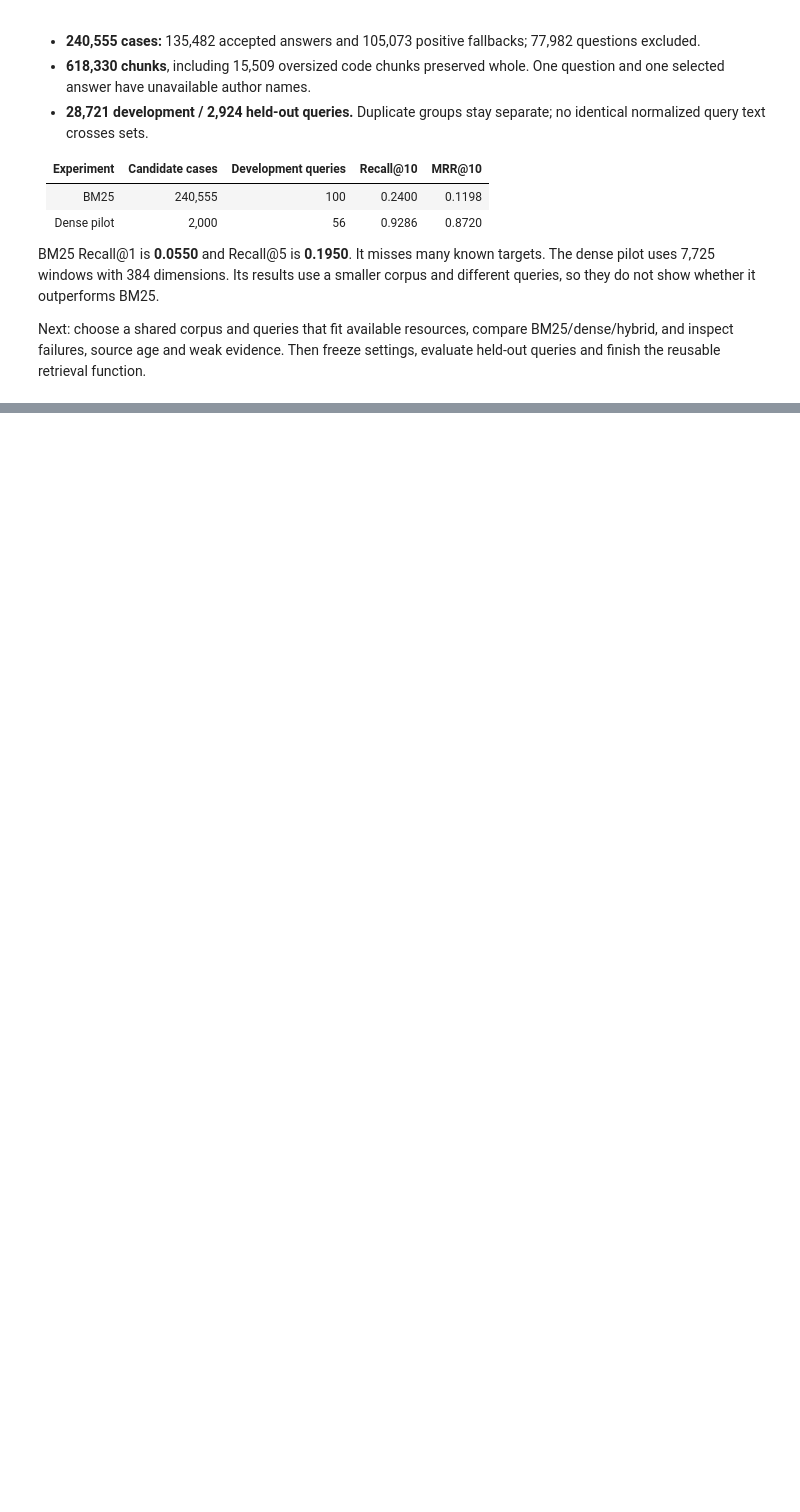
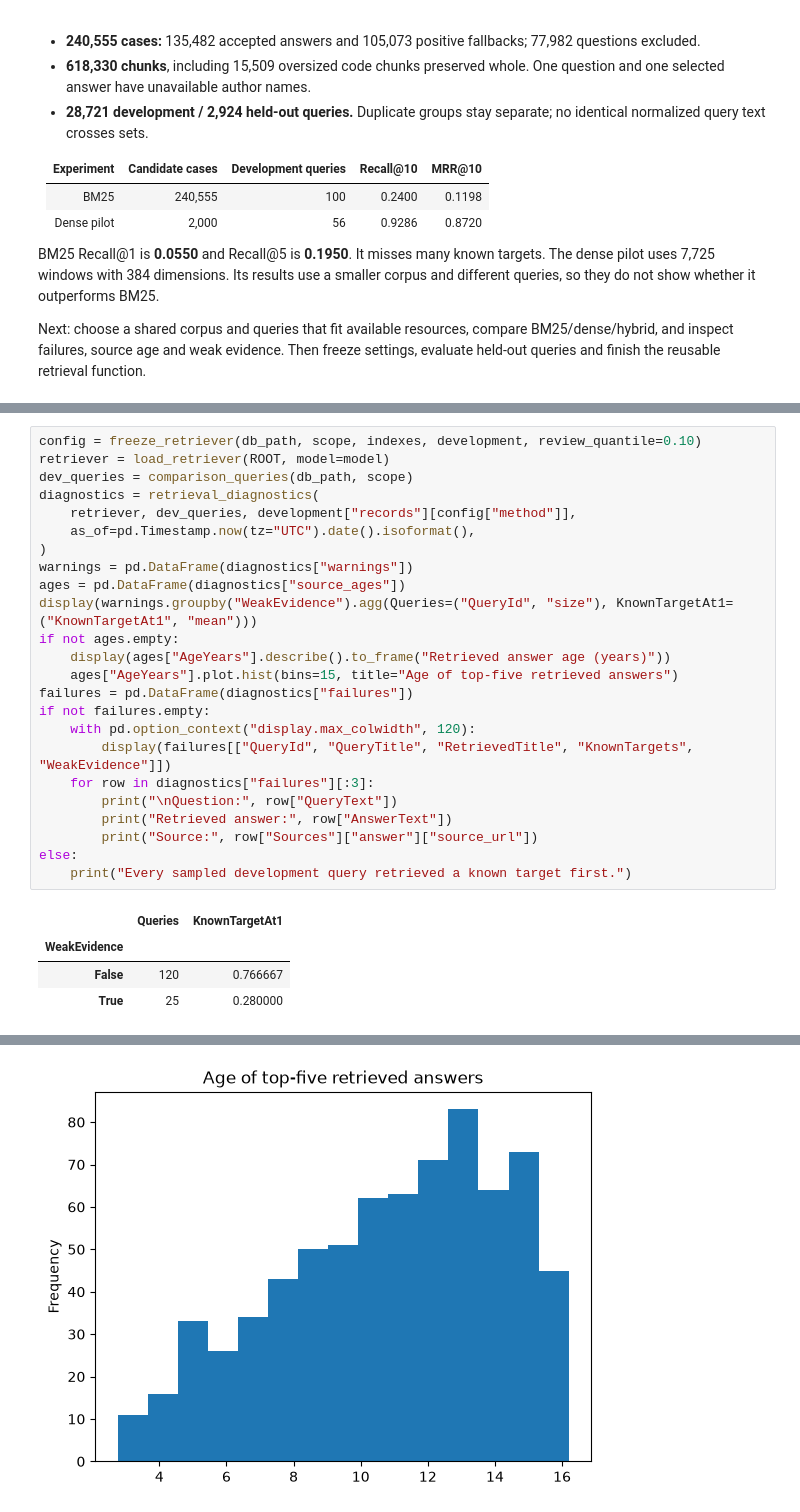
Before and after one commit to Noor-shanti/ResolveX, a Jupyter notebook: notebooks/07_retrieval_preparation.ipynb, the cells around one changed output, grey strips where cells are left out. Saved outputs shown, nothing was run; the diff lists cells and outputs as text; blank space fills up the shorter version.

```diff
--- a/notebooks/07_retrieval_preparation.ipynb
+++ b/notebooks/07_retrieval_preparation.ipynb
@@ -265,0 +327,29 @@ Next: choose a shared corpus and queries that fit available resources, compare B
+# %%
+config = freeze_retriever(db_path, scope, indexes, development, review_quantile=0.10)
+retriever = load_retriever(ROOT, model=model)
+dev_queries = comparison_queries(db_path, scope)
+diagnostics = retrieval_diagnostics(
+    retriever, dev_queries, development["records"][config["method"]],
+    as_of=pd.Timestamp.now(tz="UTC").date().isoformat(),
+)
+warnings = pd.DataFrame(diagnostics["warnings"])
+ages = pd.DataFrame(diagnostics["source_ages"])
+display(warnings.groupby("WeakEvidence").agg(Queries=("QueryId", "size"), KnownTargetAt1=("KnownTargetAt1", "mean")))
+if not ages.empty:
+    display(ages["AgeYears"].describe().to_frame("Retrieved answer age (years)"))
+    ages["AgeYears"].plot.hist(bins=15, title="Age of top-five retrieved answers")
+failures = pd.DataFrame(diagnostics["failures"])
+if not failures.empty:
+    with pd.option_context("display.max_colwidth", 120):
+        display(failures[["QueryId", "QueryTitle", "RetrievedTitle", "KnownTargets", "WeakEvidence"]])
+    for row in diagnostics["failures"][:3]:
+        print("\nQuestion:", row["QueryText"])
+        print("Retrieved answer:", row["AnswerText"])
+        print("Source:", row["Sources"]["answer"]["source_url"])
+else:
+    print("Every sampled development query retrieved a known target first.")
+# %% [output]
+|  | Queries | KnownTargetAt1 |
+| WeakEvidence |  |  |
+| False | 120 | 0.766667 |
+| True | 25 | 0.280000 |
@@ -265,0 +393 @@ Next: choose a shared corpus and queries that fit available resources, compare B
+[figure, added]
```
Also changed, not shown: parts of 14 cells of this notebook, 3 other files.
